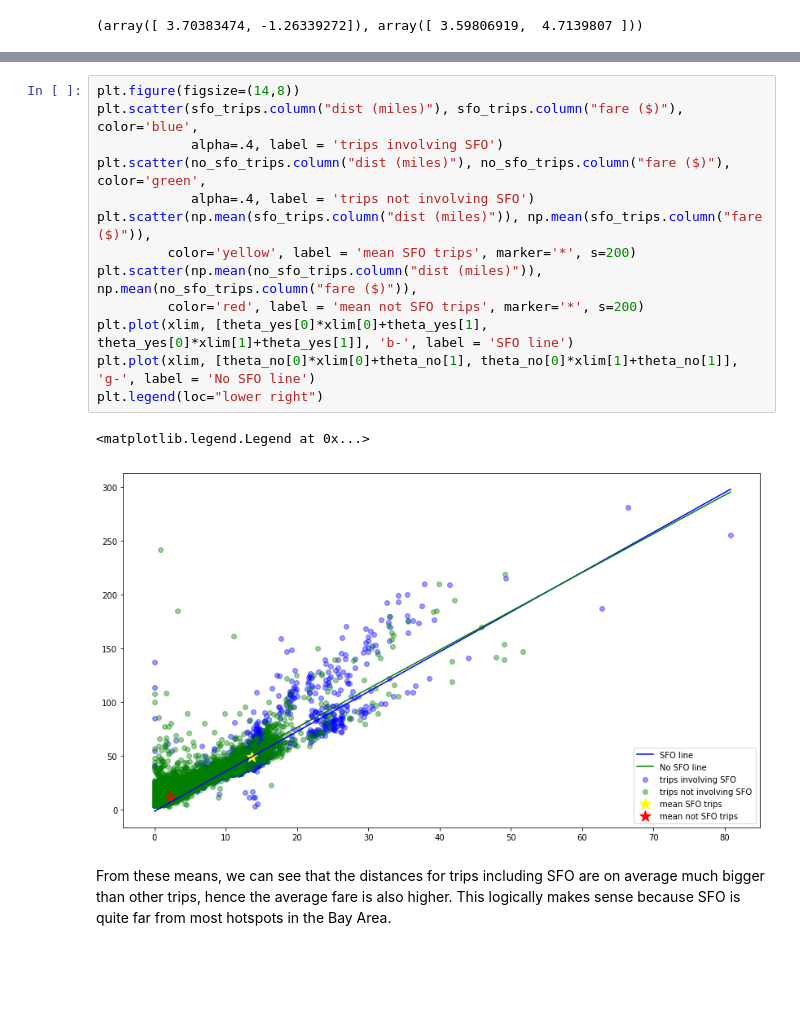
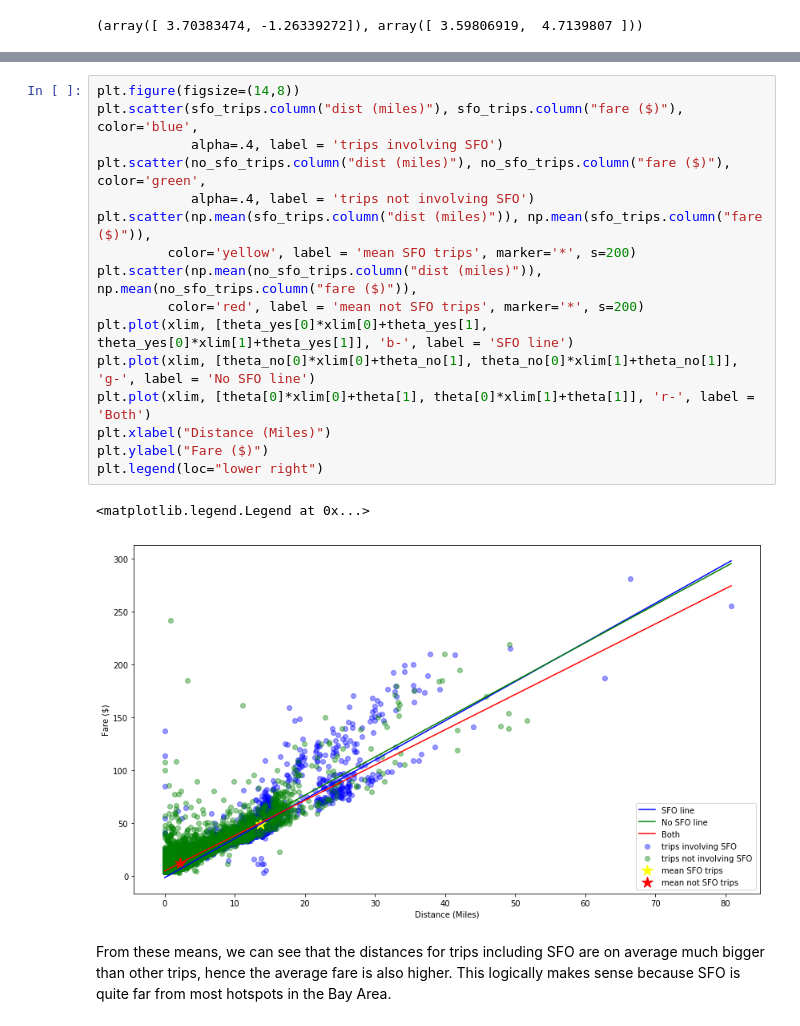
Before and after one commit to lawrencechen14/ce88-project, a Jupyter notebook: Exploration+of+Taxi+Trip+Fares+in+the+San+Francisco+Bay+Area.ipynb, the cells around one changed output, grey strips where cells are left out. Saved outputs shown, nothing was run; the diff lists cells and outputs as text; blank space fills up the shorter version.

```diff
--- a/Exploration+of+Taxi+Trip+Fares+in+the+San+Francisco+Bay+Area.ipynb
+++ b/Exploration+of+Taxi+Trip+Fares+in+the+San+Francisco+Bay+Area.ipynb
@@ -220,19 +214,22 @@ plt.legend(loc="lower right")
 # %%
 plt.figure(figsize=(14,8))
 plt.scatter(sfo_trips.column("dist (miles)"), sfo_trips.column("fare ($)"), color='blue',
             alpha=.4, label = 'trips involving SFO')
 plt.scatter(no_sfo_trips.column("dist (miles)"), no_sfo_trips.column("fare ($)"), color='green',
             alpha=.4, label = 'trips not involving SFO')
 plt.scatter(np.mean(sfo_trips.column("dist (miles)")), np.mean(sfo_trips.column("fare ($)")),
          color='yellow', label = 'mean SFO trips', marker='*', s=200)
 plt.scatter(np.mean(no_sfo_trips.column("dist (miles)")), np.mean(no_sfo_trips.column("fare ($)")),
          color='red', label = 'mean not SFO trips', marker='*', s=200)
 plt.plot(xlim, [theta_yes[0]*xlim[0]+theta_yes[1], theta_yes[0]*xlim[1]+theta_yes[1]], 'b-', label = 'SFO line')
 plt.plot(xlim, [theta_no[0]*xlim[0]+theta_no[1], theta_no[0]*xlim[1]+theta_no[1]], 'g-', label = 'No SFO line')
+plt.plot(xlim, [theta[0]*xlim[0]+theta[1], theta[0]*xlim[1]+theta[1]], 'r-', label = 'Both')
+plt.xlabel("Distance (Miles)")
+plt.ylabel("Fare ($)")
 plt.legend(loc="lower right")
 # %% [output]
 <matplotlib.legend.Legend at 0x...>
-[figure, old version]
+[figure, new version]
 # %% [markdown]
 From these means, we can see that the distances for trips including SFO are on average much bigger than other trips, hence the average fare is also higher. This logically makes sense because SFO is quite far from most hotspots in the Bay Area.
 # %% [markdown]
```
Also changed, not shown: parts of 3 cells of this notebook.
